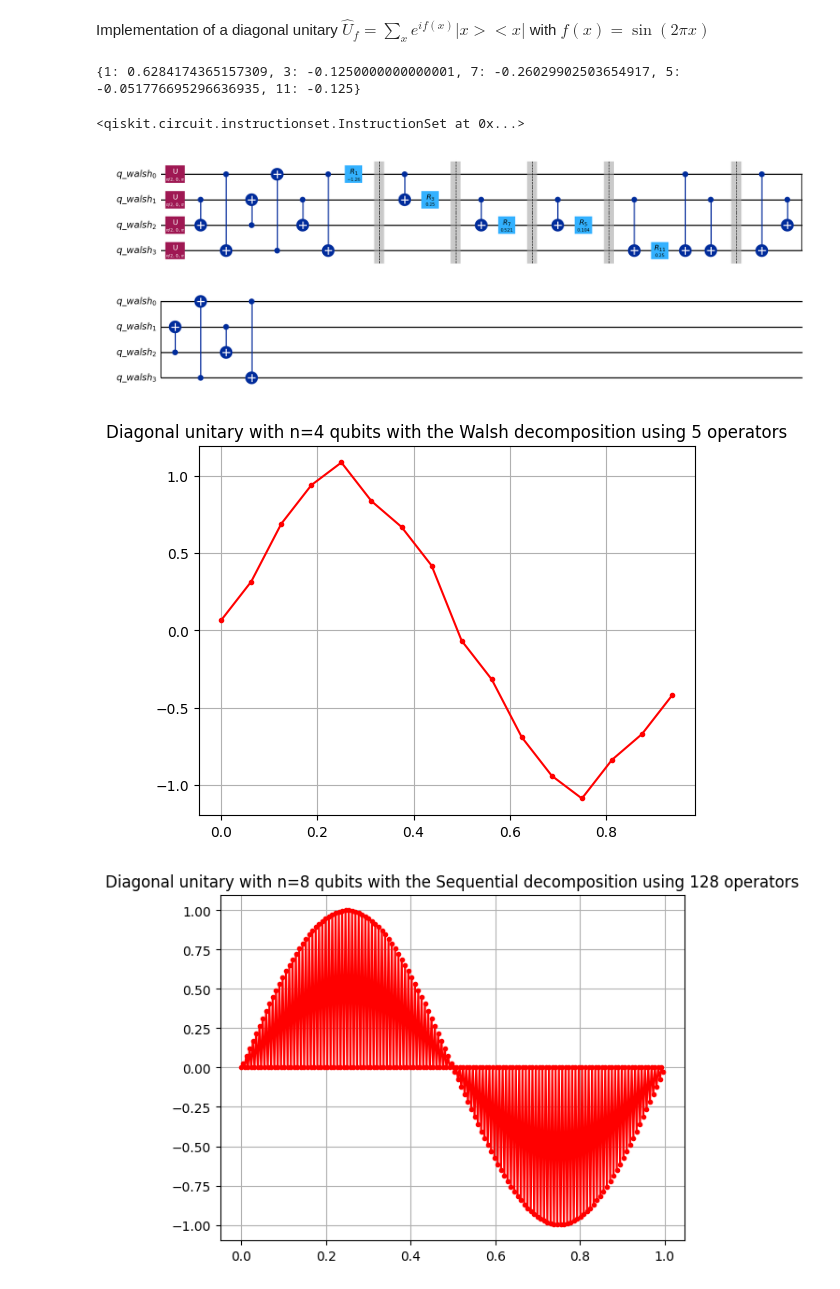
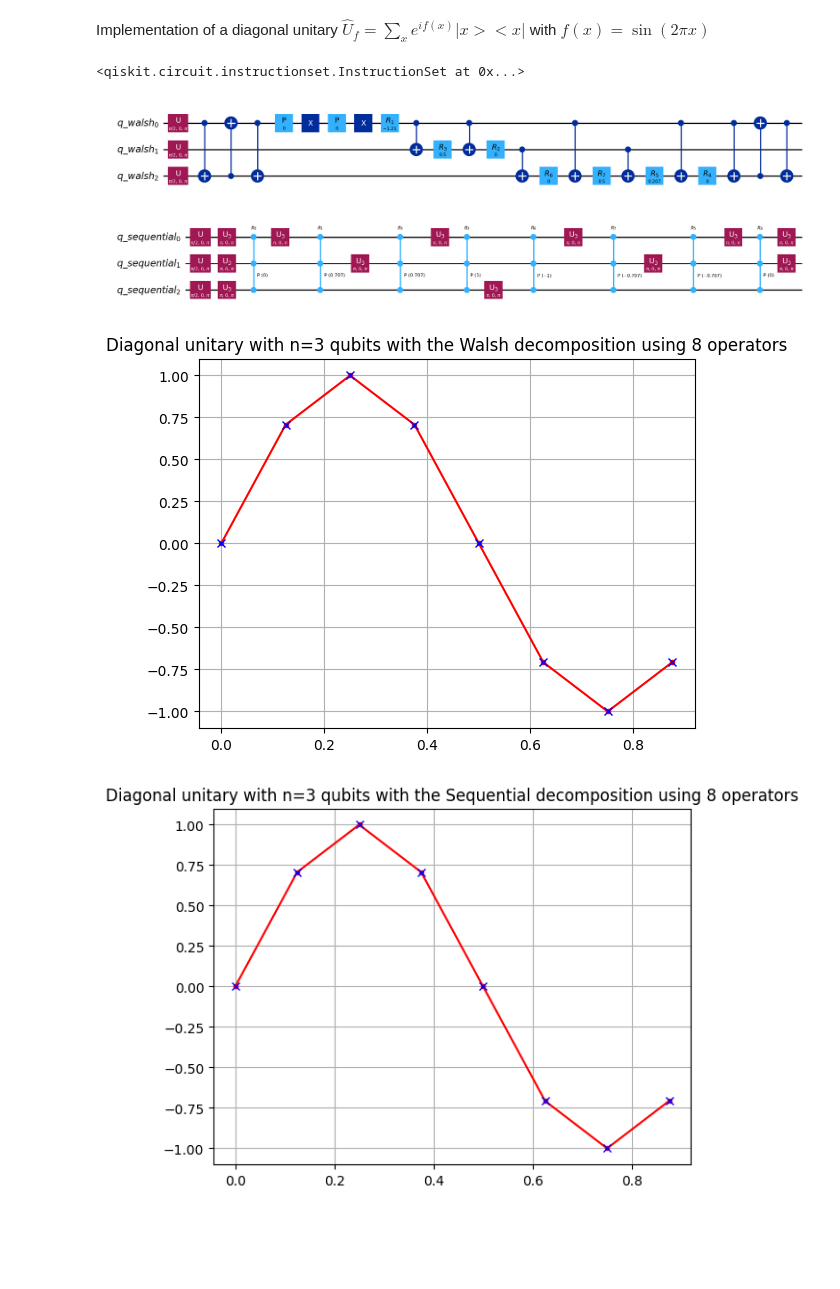
Before and after one commit to ugo-nzongani/Adjustable-depth-quantum-circuit-for-diagonal-unitary-and-QSP, a Jupyter notebook: implementation/diagonal_example.ipynb, the cells around one changed output. Saved outputs shown, nothing was run; the diff lists cells and outputs as text; code cells hidden in the pictures; blank space fills up the shorter version.

```diff
--- a/implementation/diagonal_example.ipynb
+++ b/implementation/diagonal_example.ipynb
@@ -17,12 +17,12 @@ def get_max_coeffs(n,n_operators,f):
     list_operator_to_implement = list(dict(w).keys())[:n_operators]
     return list_operator_to_implement
 
-n = 4
+n = 3
 n_ancilla = 0
 gray_code = True
 
 # Number of operator to implement, max value is 2**n
-n_operators = 5
+n_operators = 2**n
 # We implement the operators with the highest coefficients
 list_operator_to_implement = get_max_coeffs(n,n_operators,f)
 
@@ -45,35 +45,36 @@ diagonal_sequential = diagonal(n,f,n_ancilla,list_operator_to_implement,decompos
 qc_walsh.append(diagonal_walsh,qc_walsh.qubits)
 qc_sequential.append(diagonal_sequential,qc_sequential.qubits)
 # %% [output]
-{1: 0.6284174365157309, 3: -0.1250000000000001, 7: -0.26029902503654917, 5: -0.051776695296636935, 11: -0.125}
+<qiskit.circuit.instructionset.InstructionSet at 0x...>
-<qiskit.circuit.instructionset.InstructionSet at 0x...>
 # %%
 qc_walsh.decompose(reps=3).draw('mpl',style='iqx')
 # %% [output]
-[figure, old version]
+[figure, new version]
 # %%
-#qc_sequential.decompose(reps=3).draw('mpl',style='iqx')
+qc_sequential.decompose(reps=3).draw('mpl',style='iqx')
+# %% [output]
+[figure, added]
 # %%
 state = qi.Statevector.from_instruction(qc_walsh)
 L = np.array(state.data[0:2**n])
 L2 = np.angle(L)
 X = np.array(range(2**n))/2**n
 plt.plot(X,L2,marker='.',c='r')
-#plt.plot(X,f(X),marker='x',c='b',linestyle='')
+plt.plot(X,f(X),marker='x',c='b',linestyle='')
 plt.title('Diagonal unitary with n='+str(n)+' qubits with the Walsh decomposition using '+str(n_operators)+' operators')
 plt.grid()
 plt.show()
 # %% [output]
-[figure, old version]
+[figure, new version]
 # %%
 state = qi.Statevector.from_instruction(qc_sequential)
 L = np.array(state.data[0:2**n])
 L2 = np.angle(L)
 X = np.array(range(2**n))/2**n
 plt.plot(X,L2,marker='.',c='r')
-#plt.plot(X,f(X),marker='x',c='b',linestyle='')
+plt.plot(X,f(X),marker='x',c='b',linestyle='')
 plt.title('Diagonal unitary with n='+str(n)+' qubits with the Sequential decomposition using '+str(n_operators)+' operators')
 plt.grid()
 plt.show()
 # %% [output]
-[figure, old version]
+[figure, new version]
```
Also changed, not shown: 5 other files.
